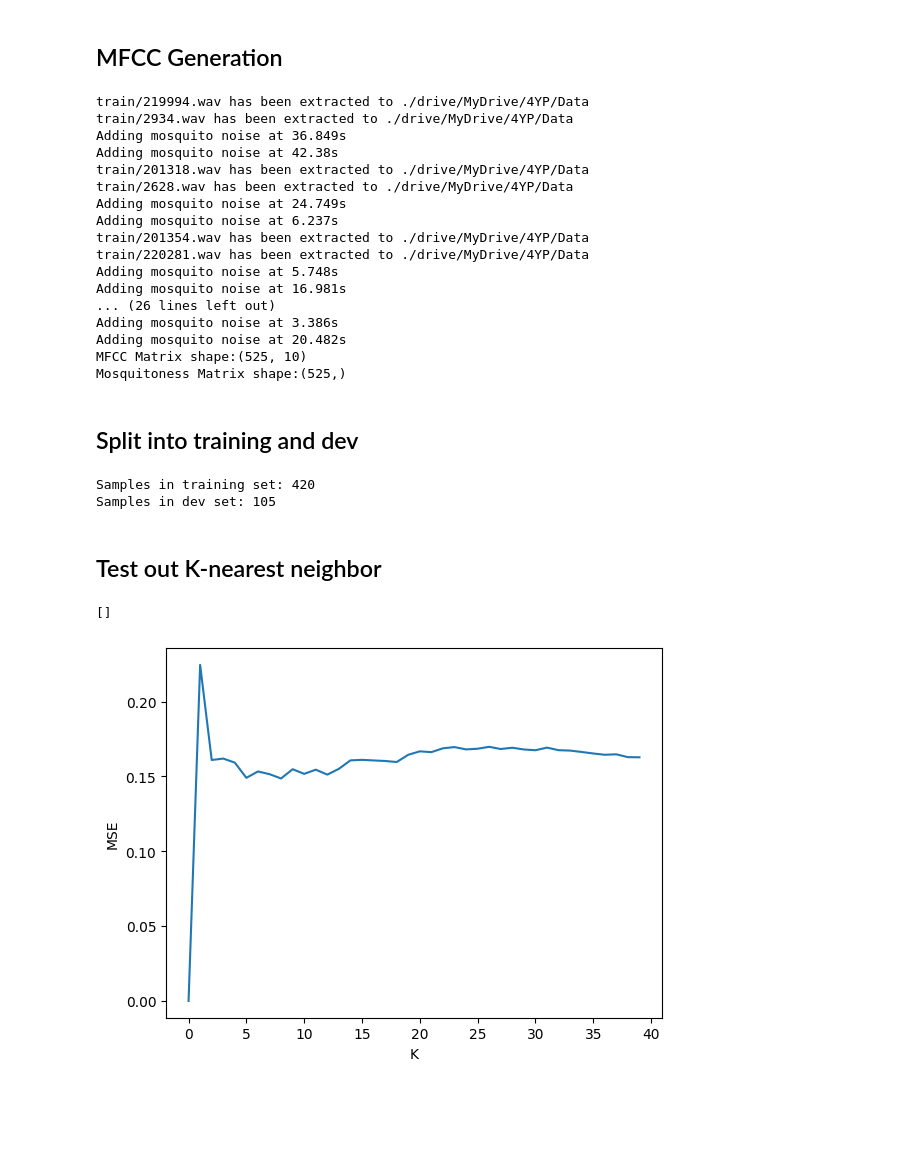
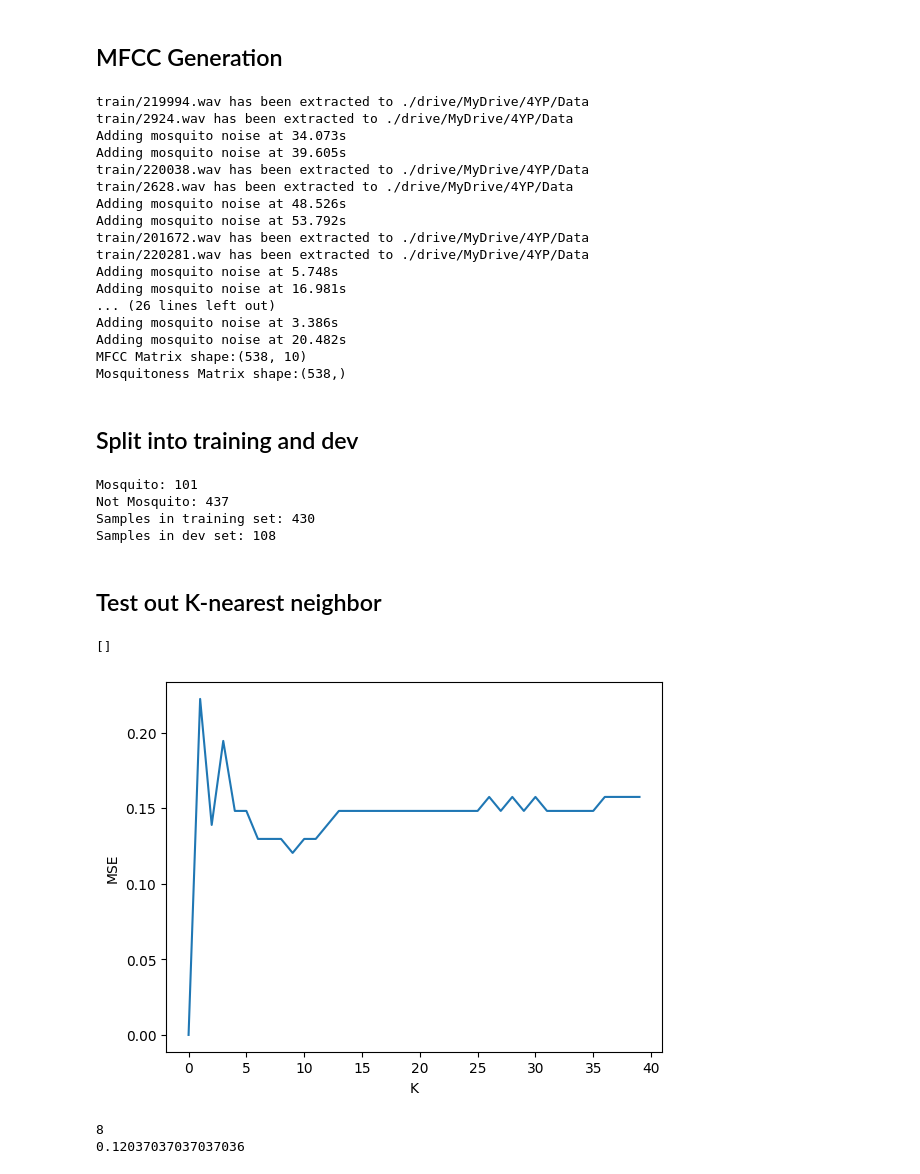
Before and after one commit to Bepo2002/Humbug-4YP, a Jupyter notebook: Test_bench.ipynb, the cells around one changed output. Drawn from its saved outputs; the diff is of its cells as text; code cells hidden in the pictures; blank space fills up the shorter version.

Commit message:
Changed to binary classification, replaced waveform normalisation with winsoring, added performance metrics

```diff
--- a/Test_bench.ipynb
+++ b/Test_bench.ipynb
@@ -116,22 +134,26 @@ def generate_training_data(mosquitoness=2, noise_factor=0.5, chop_size=1, n_mfcc
   # Create the long mixed audio (mosquito + noise)
   full_audio, samplerate, sound_cat = long_sound_gen(mosquitoness,noise_factor)
 
-  # Normalise audio for correct MFCCs (-1 -> 1)
-  audio_normal = librosa.util.normalize(full_audio)
+  audio_normal = winsorize(full_audio)
 
   # Chop audio into X second clips
   chopped_audio = chop_chop(audio_normal,samplerate,chop_size)
-
-  # Generate MFCCs for each 1s clip and average over whole clip (each clip has n_mffcs)
-  mfccs = np.zeros((len(chopped_audio),n_mfcc))
-  for i in range(0,len(chopped_audio)):
-    mfcc = librosa.feature.mfcc(y=chopped_audio[i].astype(float), sr=samplerate,  n_mfcc=n_mfcc)
-    mfccs[i] = np.mean(mfcc,axis=1)
 
   # Create an average 'mosquitoness' of each clip
   chopped_cat = chop_chop(sound_cat,samplerate,chop_size)
   av_chopped_cat = np.mean(chopped_cat,axis=1)
 
+  # Binarize
+  chopped_audio, av_chopped_cat = binarize(chopped_audio, av_chopped_cat)
+
+  # Generate MFCCs for each 1s clip (squeeze as librosa function generates in 2D for some reason)
+  mfccs = np.zeros((len(chopped_audio),n_mfcc))
+  for i in range(0,len(chopped_audio)):
+    test_var = np.squeeze(librosa.feature.mfcc(y=chopped_audio[i].astype(float), sr=samplerate, n_mfcc = n_mfcc, hop_length = len(chopped_audio[i])*2))
+    mfccs[i] = test_var
+
+
+
   # Returns a number of seconds in audio x n_mfcc matrix and an array of sound category (how much mosquito) in each X second chop
   return mfccs, av_chopped_cat
 # %%
@@ -144,29 +166,37 @@ def multiple_training_data(amount_of_audio, mosquitoness=2, noise_factor=0.5, ch
     Y = np.concatenate((Y,av_chopped_cat))
   return X,Y
 
+def multiple_training_random_noise(amount_of_audio, mosquitoness=2, chop_size=1, n_mfcc=10):
+  X, Y = generate_training_data(mosquitoness, noise_factor=np.random.uniform(low=0.1, high=1.0))
+  for i in range(0,amount_of_audio-1):
+    mfccs, av_chopped_cat = generate_training_data(mosquitoness, noise_factor=np.random.uniform(low=0.1, high=1.0))
+    X = np.concatenate((X,mfccs))
+    Y = np.concatenate((Y,av_chopped_cat))
+  return X,Y
+
 np.random.seed(0)
-coef, cats = multiple_training_data(10)
+coef, cats = multiple_training_random_noise(10,mosquitoness=2)
 
 print("MFCC Matrix shape:" + str(coef.shape))
 print("Mosquitoness Matrix shape:" + str(cats.shape))
 # %% [output]
 train/219994.wav has been extracted to ./drive/MyDrive/4YP/Data
-train/2934.wav has been extracted to ./drive/MyDrive/4YP/Data
-Adding mosquito noise at 36.849s
-Adding mosquito noise at 42.38s
-train/201318.wav has been extracted to ./drive/MyDrive/4YP/Data
+train/2924.wav has been extracted to ./drive/MyDrive/4YP/Data
+Adding mosquito noise at 34.073s
+Adding mosquito noise at 39.605s
+train/220038.wav has been extracted to ./drive/MyDrive/4YP/Data
 train/2628.wav has been extracted to ./drive/MyDrive/4YP/Data
-Adding mosquito noise at 24.749s
-Adding mosquito noise at 6.237s
-train/201354.wav has been extracted to ./drive/MyDrive/4YP/Data
+Adding mosquito noise at 48.526s
+Adding mosquito noise at 53.792s
+train/201672.wav has been extracted to ./drive/MyDrive/4YP/Data
 train/220281.wav has been extracted to ./drive/MyDrive/4YP/Data
 Adding mosquito noise at 5.748s
 Adding mosquito noise at 16.981s
 ... (26 lines left out)
 Adding mosquito noise at 3.386s
 Adding mosquito noise at 20.482s
-MFCC Matrix shape:(525, 10)
-Mosquitoness Matrix shape:(525,)
+MFCC Matrix shape:(538, 10)
+Mosquitoness Matrix shape:(538,)
 # %% [markdown]
 ## Split into training and dev
 # %%
@@ -174,31 +204,46 @@ from sklearn.model_selection import train_test_split
 
 X_train, X_dev, y_train, y_dev = train_test_split(coef, cats, test_size=0.2, random_state=42)
 
+num_mos = np.count_nonzero(cats)
+num_back = len(cats) - num_mos
+
+print("Mosquito: " + str(num_mos))
+print("Not Mosquito: "  + str(num_back))
+
 print("Samples in training set: " + str(len(X_train)))
 print("Samples in dev set: " + str(len(X_dev)))
 # %% [output]
-Samples in training set: 420
-Samples in dev set: 105
+Mosquito: 101
+Not Mosquito: 437
+Samples in training set: 430
+Samples in dev set: 108
 # %% [markdown]
 ## Test out K-nearest neighbor
 # %%
-from sklearn.neighbors import KNeighborsRegressor
+from sklearn.neighbors import KNeighborsClassifier
 
 n = 40
 error = np.zeros(n)
 
 for i in range(1,n):
-  neigh = KNeighborsRegressor(n_neighbors=i)
+  neigh = KNeighborsClassifier(n_neighbors=i)
   neigh.fit(X_train, y_train)
 
   y_pred = neigh.predict(X_dev)
 
   error[i] = ((y_pred - y_dev)**2).mean()
 
+
 plt.plot(error)
 plt.xlabel("K")
 plt.ylabel("MSE")
 plt.plot()
 # %% [output]
 []
-[figure, old version]
+[figure, new version]
+# %%
+print(np.argmin(error[1:]))
+print(np.min(error[1:]))
+# %% [output]
+8
+0.12037037037037036
```
Also changed, not shown: parts of 5 cells of this notebook.
